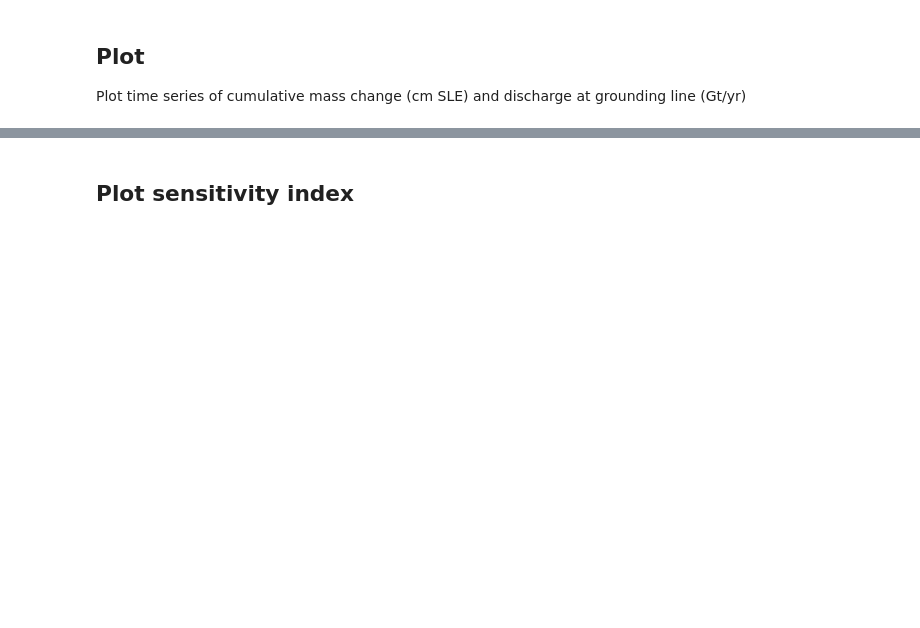
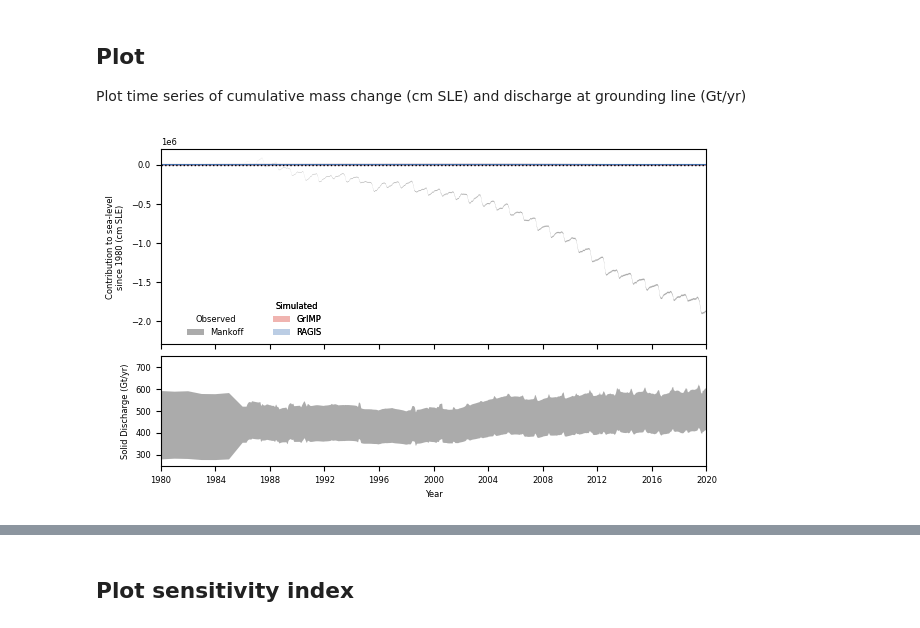
Before and after one commit to pism/pism-ragis, a Jupyter notebook: notebooks/analyze_ensembles.ipynb, the cells around one changed output, grey strips where cells are left out. Drawn from its saved outputs; the diff is of its cells as text; code cells hidden in the pictures; blank space fills up the shorter version.

```diff
--- a/notebooks/analyze_ensembles.ipynb
+++ b/notebooks/analyze_ensembles.ipynb
@@ -35,8 +35,8 @@ norm_year = 1992
 plt.rc('font', size=6)
 plt.style.use("tableau-colorblind10")
 
-mass_varname = "SLE (cm)"
-mass_uncertainty_varname = "SLE uncertainty (cm)"
+mass_varname = "Cumulative ice sheet mass change (Gt)"
+mass_uncertainty_varname = "Cumulative ice sheet mass change uncertainty (Gt)"
 discharge_varname = "Rate of ice discharge (Gt/yr)"
 discharge_uncertainty_varname = "Rate of ice discharge uncertainty (Gt/yr)"
 smb_varname = "Rate of surface mass balance (Gt/yr)"
@@ -161,14 +186,14 @@ spatial_vars = ["usurf", "velsurf_mag"]
 def select_slice(ds, start_date: str = "1985-01-01", end_date: str = "1986-01-01", variables: list = ["usurf", "velsurf_mag"]):
     return ds.sel(time=slice(start_date, end_date), x=slice(-250000, -50000), y=slice(-2300000, -2240000))[variables].mean("time")
 # %%
-fig, axs = plt.subplots(len(exps), 1, figsize=(6.2, 6.2))
-for k, exp in enumerate(exps):
-    print(f"""Processing {exp["Experiment"]}""")
-    print("================================================\n")
-    s_dir = data_dir / exp["proj_dir"] / exp["spatial_dir"]
-    spatial_files = sorted(s_dir.glob(f"""ex_gris_g{exp["resolution"]}m_*{exp["DEM"]}_id_*_1980-1-1_2020-1-1.nc"""))
-    ds = xr.open_mfdataset(spatial_files, preprocess=select_slice, combine="nested", concat_dim="id", chunks={"id": -1, "x": 100, "y": 100}, parallel=True)
-    %time ens = ds.chunk(dict(id=-1)).quantile(0.5, "id").compute()
-    ens["velsurf_mag"].plot(ax=axs[k], cmap=cmap, norm=norm)
+# fig, axs = plt.subplots(len(exps), 1, figsize=(6.2, 6.2))
+# for k, exp in enumerate(exps):
+#     print(f"""Processing {exp["Experiment"]}""")
+#     print("================================================\n")
+#     s_dir = data_dir / exp["proj_dir"] / exp["spatial_dir"]
+#     spatial_files = sorted(s_dir.glob(f"""ex_gris_g{exp["resolution"]}m_*{exp["DEM"]}_id_*_1980-1-1_2020-1-1.nc"""))
+#     ds = xr.open_mfdataset(spatial_files, preprocess=select_slice, combine="nested", concat_dim="id", chunks={"id": -1, "x": 100, "y": 100}, parallel=True)
+#     %time ens = ds.chunk(dict(id=-1)).quantile(0.5, "id").compute()
+#     ens["velsurf_mag"].plot(ax=axs[k], cmap=cmap, norm=norm)
 #     %time ds_v = ds[spatial_vars].mean(dim="time")
 #     %time ensmedian = ds_v.quantile(50, "id")
@@ -279,8 +292,8 @@ fig, axs = plt.subplots(nrows=2, ncols=1, sharex="col", figsize=(6.2, 3.6), heig
 fig.subplots_adjust(wspace=0, hspace=0.075, bottom=0.1, top=0.98, left=0.1, right=0.98)
 
 
-for obs, o, obs_color, obs_loc, obs_alpha  in zip([mou_gis], ["Mouginot"],
-                                       [mou_color], [(0.1, 0.0)], [0.5]):
+for obs, o, obs_color, obs_loc, obs_alpha  in zip([man], ["Mankoff"],
+                                       [man_color], [(0.1, 0.0)], [0.5]):
     obs_ci = axs[0].fill_between(obs["Date"],
                     (obs[mass_varname] + sigma_mass * obs[mass_uncertainty_varname]),
                     (obs[mass_varname] - sigma_mass * obs[mass_uncertainty_varname]),
@@ -314,32 +327,34 @@ for k, exp in enumerate(plot_experiments):
     sims_lines.append(sims_line[0])
 
 if len(sims_cis) < 4:
     ncols = 1
 else:
     ncols = 2
 legend_sims = axs[0].legend(handles=sims_cis, loc="lower center", bbox_to_anchor=[0.25, .0],
                            title=f"Simulated", ncols=ncols)
 legend_sims.get_frame().set_linewidth(0.0)
 legend_sims.get_frame().set_alpha(0.0)
 axs[0].add_artist(legend_sims)
 
 
 
 
 fig.set_facecolor(bg_color)
 for ax in axs:
     ax.set_facecolor(bg_color)
 fig.set_facecolor(bg_color)
 
 axs[0].axhline(0, color="k", ls="dotted", lw=1.0)
 axs[0].set_xlabel("")
 axs[0].set_ylabel("Contribution to sea-level\nsince 1980 (cm SLE)")
 axs[-1].set_xlabel("Year")
 axs[1].set_ylabel("Solid Discharge (Gt/yr)")
 axs[0].set_xlim(pd.to_datetime("1980-1-1"), pd.to_datetime("2020-1-1"))
-axs[0].set_ylim(-1.75, 1.75)
-axs[1].set_ylim(-750, -250)
+#axs[0].set_ylim(-1.75, 1.75)
+axs[1].set_ylim(250, 750)
 
 # fig.tight_layout()
 fig.savefig(fig_dir / "ragis-comp_scalar_1980-2020.pdf")
 fig.savefig(fig_dir / "ragis-comp_scalar_1980-2020.png", dpi=600)
+# %% [output]
+[figure, added]
```
Also changed, not shown: parts of 82 cells of this notebook, 5 other files.
